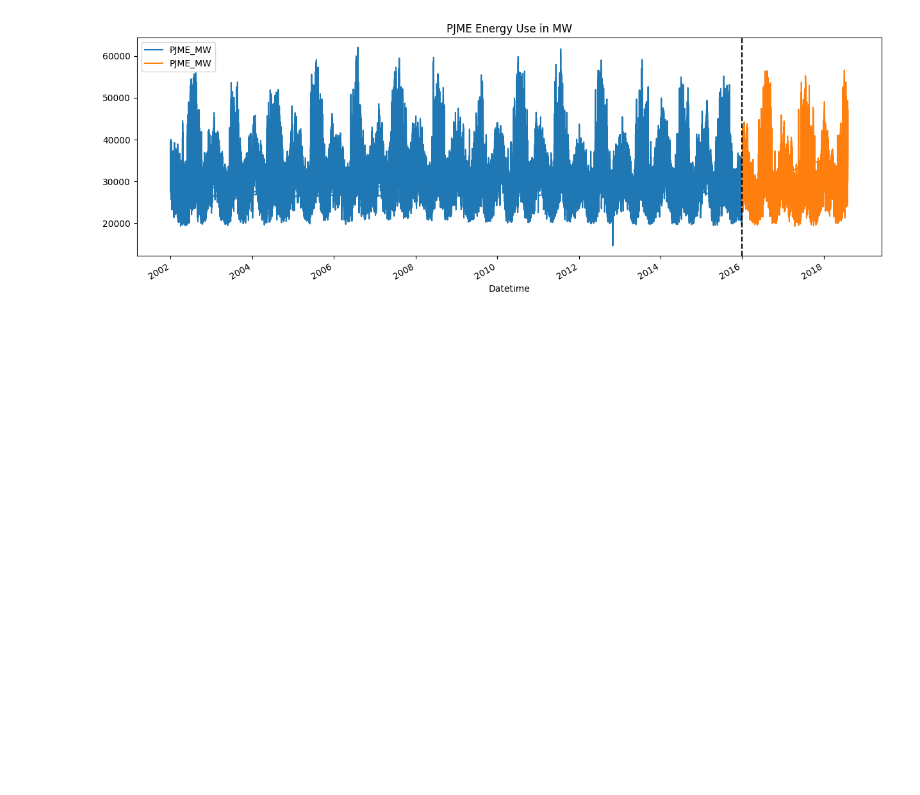
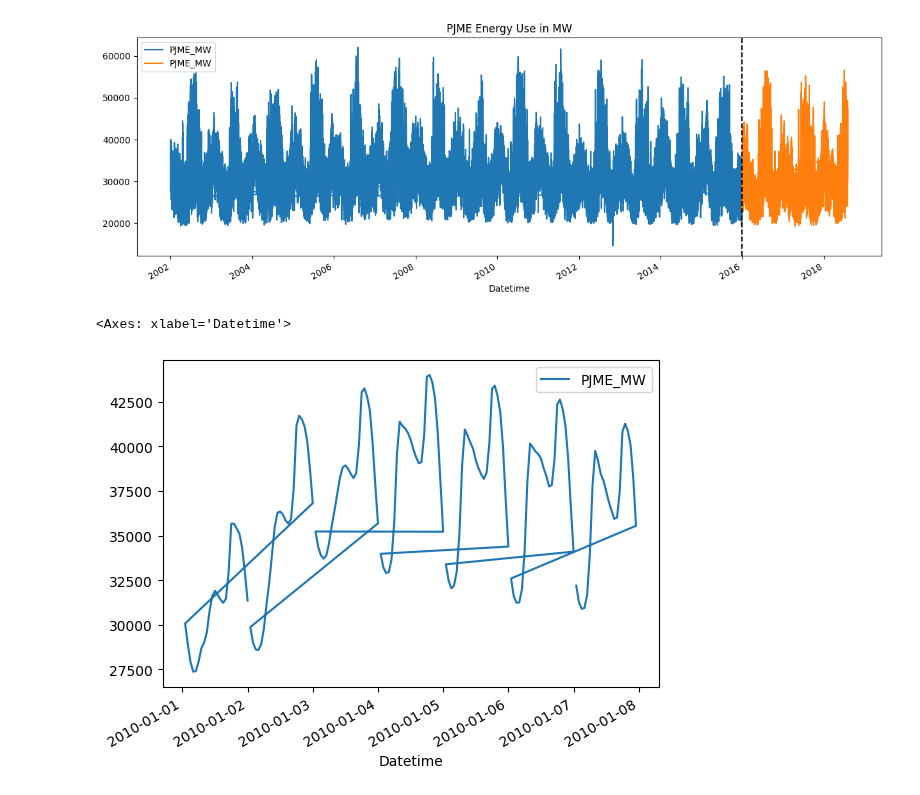
Before and after one commit to Phionanamugga/Energy_Projects, a Jupyter notebook: load_forecastingUSA.ipynb, the cells around one changed output. Saved outputs shown, nothing was run; the diff lists cells and outputs as text; code cells hidden in the pictures; blank space fills up the shorter version.

Commit message:
visualizes data for 1 week

```diff
--- a/load_forecastingUSA.ipynb
+++ b/load_forecastingUSA.ipynb
@@ -62,3 +75,9 @@ ax.axvline('2016-01-01', color='black', ls='--') # adding vertical line to indic
 plt.show()
 # %% [output]
 [figure]
+# %%
+# visualizing a week in January 2010
+df.loc[(df.index > '2010-01-01') & (df.index < '2010-01-8')].plot()
+# %% [output]
+<Axes: xlabel='Datetime'>
+[figure, added]
```
Also changed, not shown: parts of 3 cells of this notebook.
